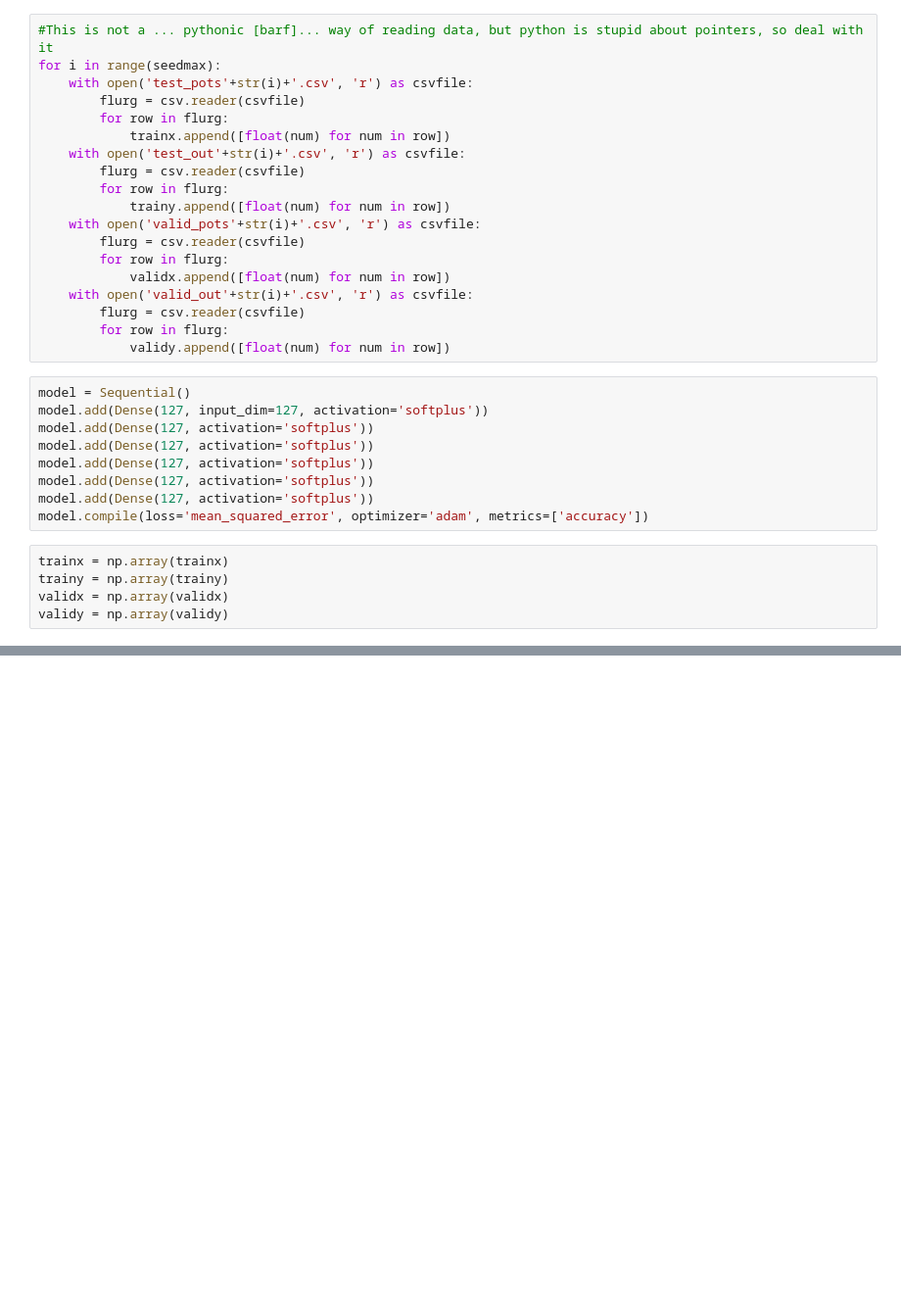
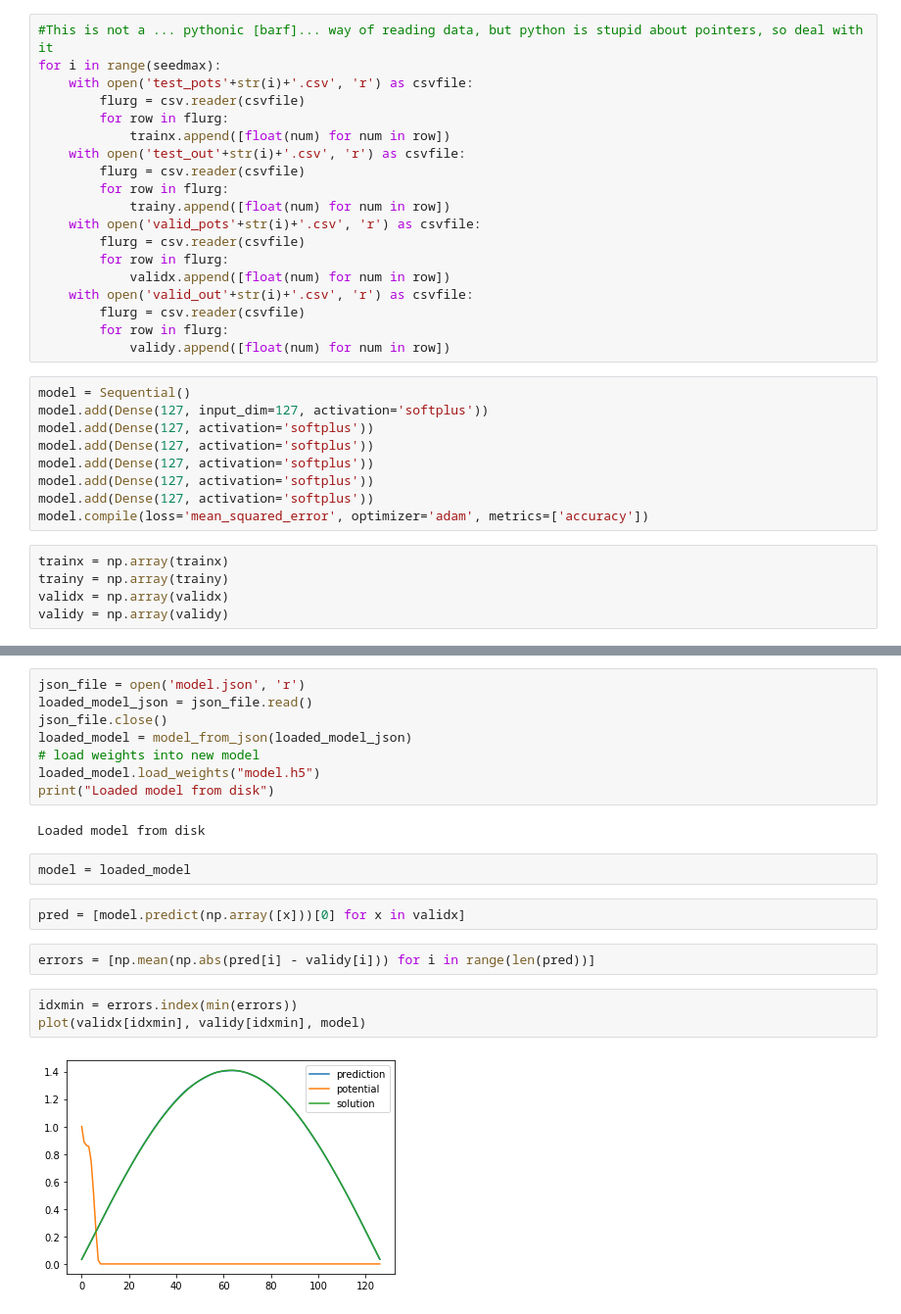
Before and after one commit to OscarGB/TFGMat, a Jupyter notebook: schrodinger/Untitled.ipynb, the cells around one changed output, grey strips where cells are left out. Shown at 98% size. Drawn from its saved outputs; the diff is of its cells as text; blank space fills up the shorter version.

```diff
--- a/schrodinger/Untitled.ipynb
+++ b/schrodinger/Untitled.ipynb
@@ -178,0 +57,21 @@ TypeError: 'float' object is not iterable
+# %%
+json_file = open('model.json', 'r')
+loaded_model_json = json_file.read()
+json_file.close()
+loaded_model = model_from_json(loaded_model_json)
+# load weights into new model
+loaded_model.load_weights("model.h5")
+print("Loaded model from disk")
+# %% [output]
+Loaded model from disk
+# %%
+model = loaded_model
+# %%
+pred = [model.predict(np.array([x]))[0] for x in validx]
+# %%
+errors = [np.mean(np.abs(pred[i] - validy[i])) for i in range(len(pred))]
+# %%
+idxmin = errors.index(min(errors))
+plot(validx[idxmin], validy[idxmin], model)
+# %% [output]
+[figure, added]
```
Also changed, not shown: parts of 8 cells of this notebook.
